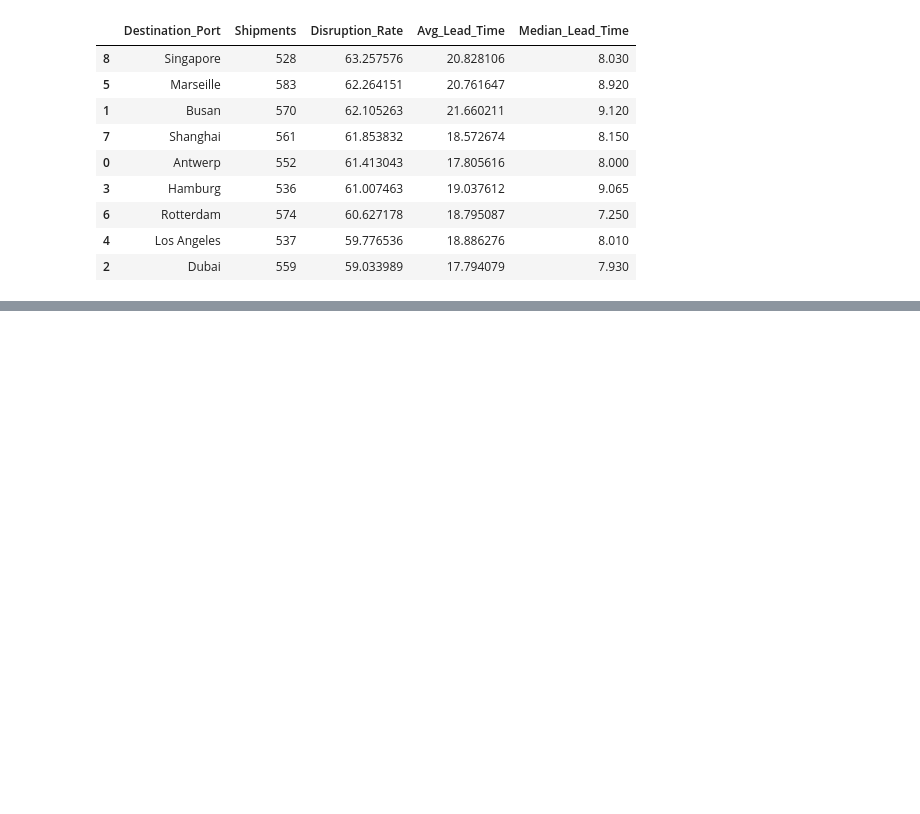
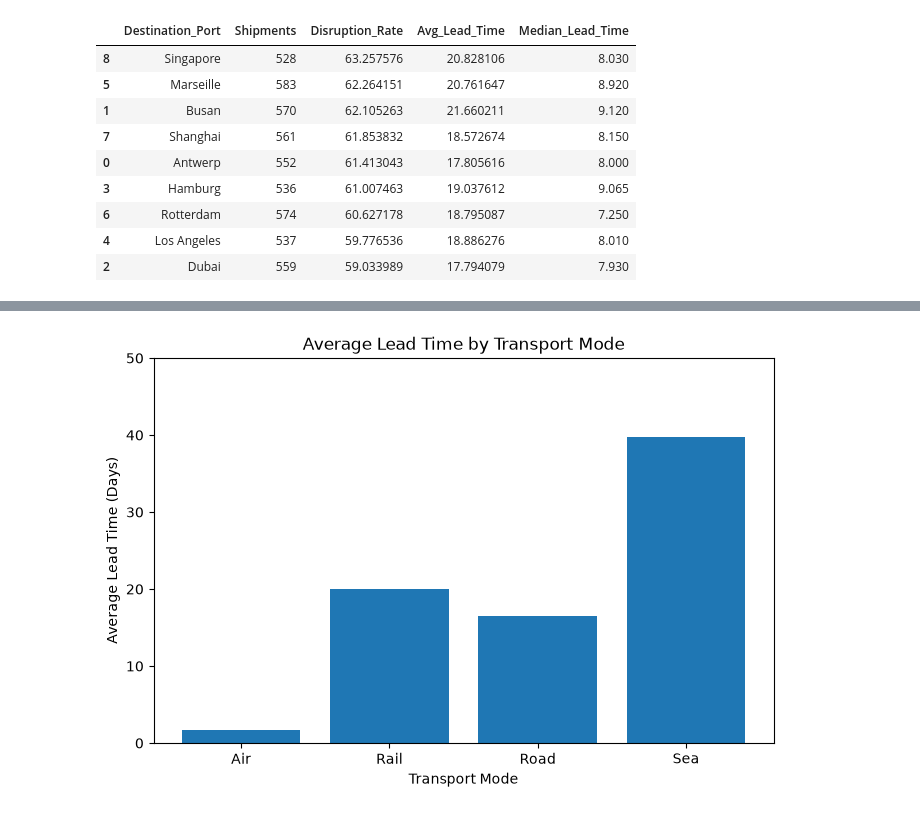
Before and after one commit to sharath1103/Global-Supply-Chain-Disruption, a Jupyter notebook: global_supply_chain_disruption.ipynb, the cells around one changed output, grey strips where cells are left out. Drawn from its saved outputs; the diff is of its cells as text; code cells hidden in the pictures; blank space fills up the shorter version.

```diff
--- a/global_supply_chain_disruption.ipynb
+++ b/global_supply_chain_disruption.ipynb
@@ -334,0 +426,10 @@ destination_analysis.sort_values("Disruption_Rate", ascending=False)
+# %%
+plt.figure(figsize=(8,5))
+plt.bar(transport_analysis["Transport_Mode"], transport_analysis["Avg_Lead_Time"])
+plt.title("Average Lead Time by Transport Mode")
+plt.xlabel("Transport Mode")
+plt.ylabel("Average Lead Time (Days)")
+plt.ylim(0,50)
+plt.show()
+# %% [output]
+[figure, added]
```
Also changed, not shown: parts of 17 cells of this notebook.
